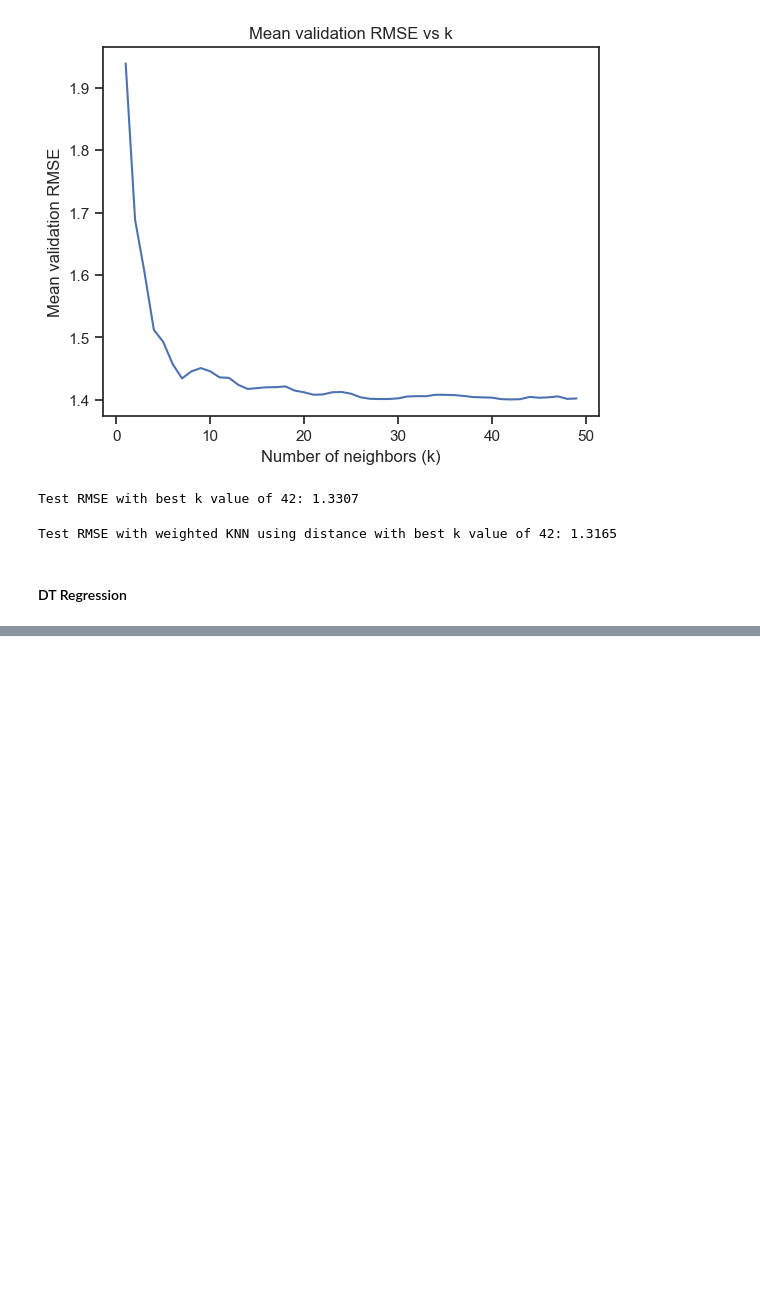
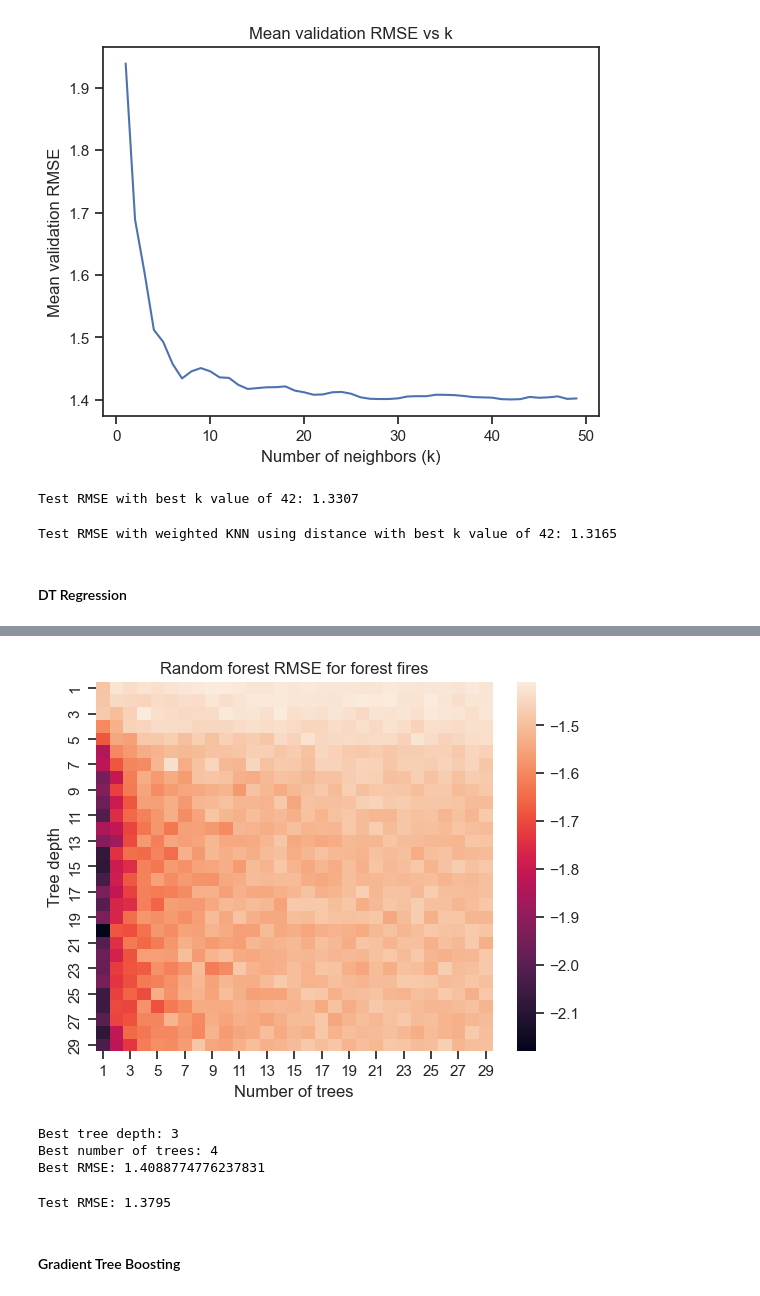
Before and after one commit to sngamos/UWaterloo_Winter, a Jupyter notebook: ECE457B-Machine-Learning/Assignments/Assignment2/submission/A2_code.ipynb, the cells around one changed output, grey strips where cells are left out. Saved outputs shown, nothing was run; the diff lists cells and outputs as text; code cells hidden in the pictures; blank space fills up the shorter version.

```diff
--- a/ECE457B-Machine-Learning/Assignments/Assignment2/submission/A2_code.ipynb
+++ b/ECE457B-Machine-Learning/Assignments/Assignment2/submission/A2_code.ipynb
@@ -887,0 +925,40 @@ forest_fires_grid_search.fit(forest_fires_X_train, forest_fires_y_train)
+# %%
+param_grid = {'n_estimators': range(1, 30), 'max_depth': range(1, 30)}
+
+forest_fires_grid_search_rf = GridSearchCV(RandomForestRegressor(), param_grid, cv=cross_val, scoring='neg_root_mean_squared_error',n_jobs=-1)
+forest_fires_grid_search_rf.fit(forest_fires_X_train, forest_fires_y_train)
+
+results = pd.DataFrame(forest_fires_grid_search_rf.cv_results_)
+# %%
+heat_map_data = results.pivot(index='param_max_depth', columns='param_n_estimators', values='mean_test_score')
+
+sns.heatmap(heat_map_data)
+plt.title('Random forest RMSE for forest fires')
+plt.xlabel('Number of trees')
+plt.ylabel('Tree depth')
+plt.show()
+
+# Best parameters
+best_forest_fires_depth_forest = forest_fires_grid_search_rf.best_params_['max_depth']
+best_forest_fires_n_estimators_forest = forest_fires_grid_search_rf.best_params_['n_estimators']
+best_forest_fires_rmse_rf = -forest_fires_grid_search_rf.best_score_
+print('Best tree depth:', best_forest_fires_depth_forest)
+print('Best number of trees:', best_forest_fires_n_estimators_forest)
+print('Best RMSE:', best_forest_fires_rmse_rf)
+# %% [output]
+[figure, added]
+Best tree depth: 3
+Best number of trees: 4
+Best RMSE: 1.4088774776237831
+# %%
+# retaining the model with best parameters
+forest_fires_final_forest = RandomForestRegressor(max_depth=best_forest_fires_depth_forest, n_estimators=best_forest_fires_n_estimators_forest)
+forest_fires_final_forest.fit(forest_fires_X_train, forest_fires_y_train)
+
+forest_fires_y_pred = forest_fires_final_forest.predict(forest_fires_X_test)
+forest_fires_test_forest_rmse = np.sqrt(mean_squared_error(forest_fires_y_test, forest_fires_y_pred))
+print(f'Test RMSE: {forest_fires_test_forest_rmse:.4f}')
+# %% [output]
+Test RMSE: 1.3795
+# %% [markdown]
+#### Gradient Tree Boosting
```
Also changed, not shown: parts of 11 cells of this notebook.
